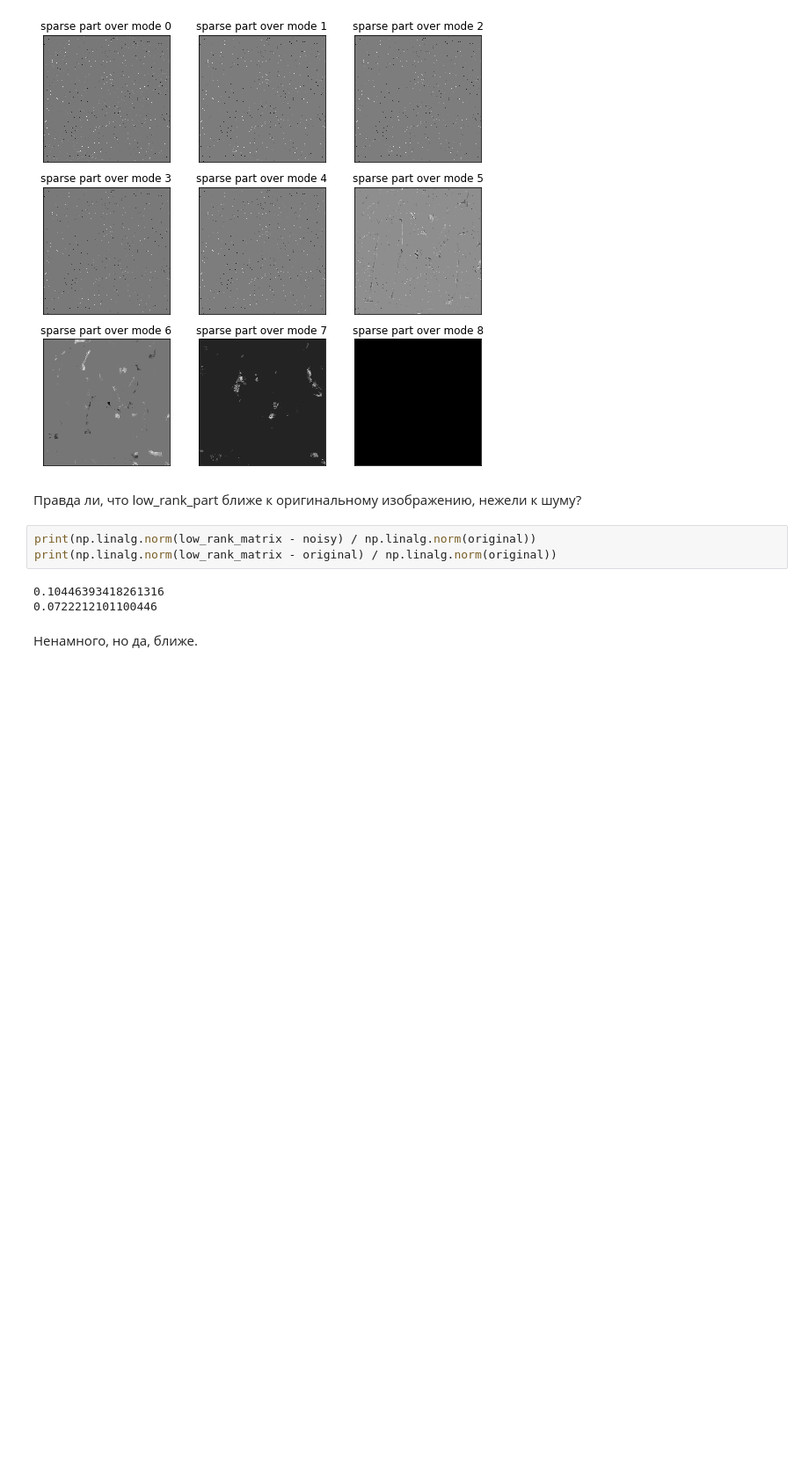
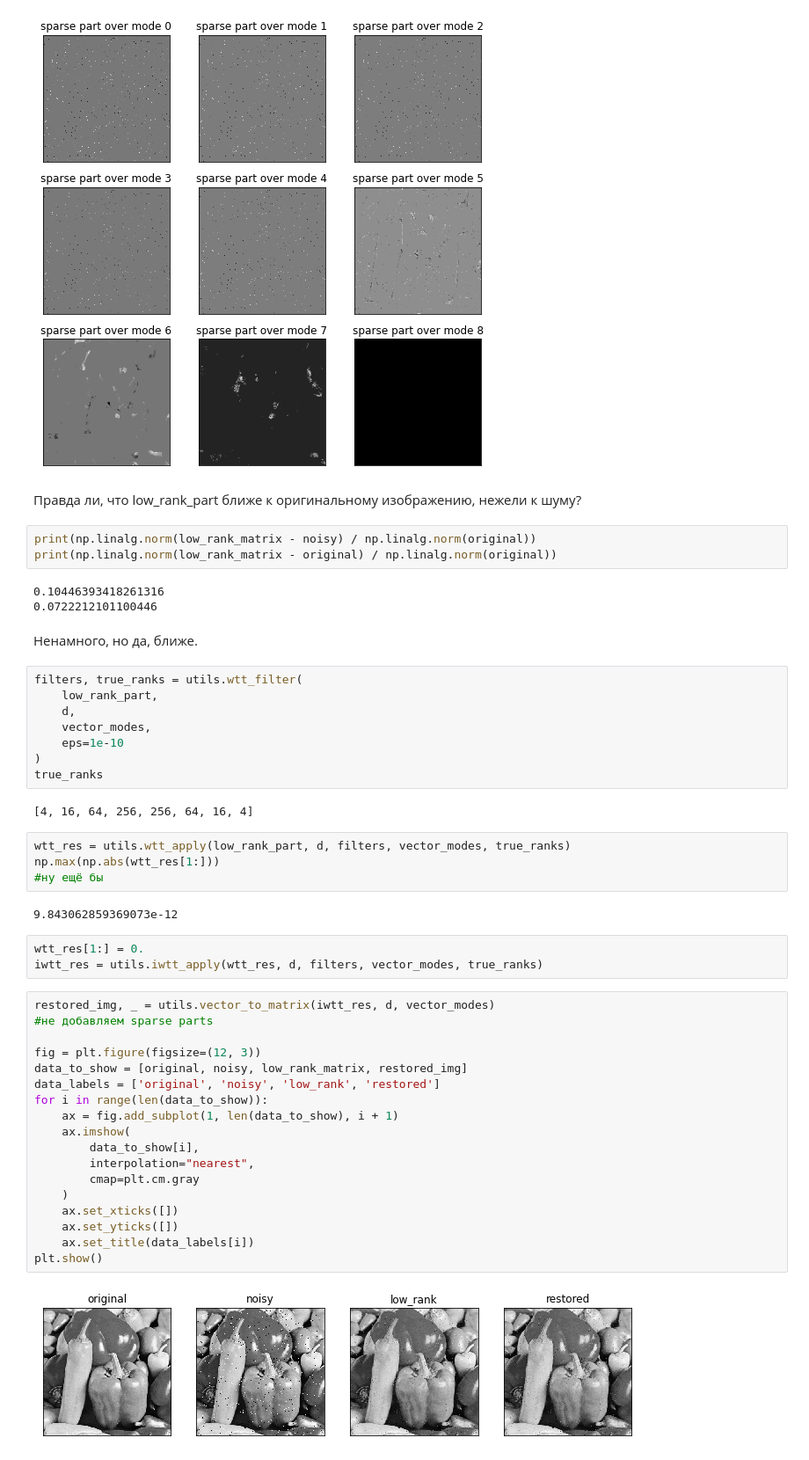
Before and after one commit to d1kolyadin/AMI_diploma, a Jupyter notebook: img tests.ipynb, the cells around one changed output. Shown at 88% size. Saved outputs shown, nothing was run; the diff lists cells and outputs as text; blank space fills up the shorter version.

```diff
--- a/img tests.ipynb
+++ b/img tests.ipynb
@@ -257,3 +257,42 @@ print(np.linalg.norm(low_rank_matrix - original) / np.linalg.norm(original))
 0.0722212101100446
 # %% [markdown]
 Ненамного, но да, ближе.
+# %%
+filters, true_ranks = utils.wtt_filter(
+    low_rank_part,
+    d,
+    vector_modes,
+    eps=1e-10
+)
+true_ranks
+# %% [output]
+[4, 16, 64, 256, 256, 64, 16, 4]
+# %%
+wtt_res = utils.wtt_apply(low_rank_part, d, filters, vector_modes, true_ranks)
+np.max(np.abs(wtt_res[1:]))
+#ну ещё бы
+# %% [output]
+9.843062859369073e-12
+# %%
+wtt_res[1:] = 0.
+iwtt_res = utils.iwtt_apply(wtt_res, d, filters, vector_modes, true_ranks)
+# %%
+restored_img, _ = utils.vector_to_matrix(iwtt_res, d, vector_modes)
+#не добавляем sparse parts
+
+fig = plt.figure(figsize=(12, 3))
+data_to_show = [original, noisy, low_rank_matrix, restored_img]
+data_labels = ['original', 'noisy', 'low_rank', 'restored']
+for i in range(len(data_to_show)):
+    ax = fig.add_subplot(1, len(data_to_show), i + 1)
+    ax.imshow(
+        data_to_show[i],
+        interpolation="nearest",
+        cmap=plt.cm.gray
+    )
+    ax.set_xticks([])
+    ax.set_yticks([])
+    ax.set_title(data_labels[i])
+plt.show()
+# %% [output]
+[figure, added]
```
Also changed, not shown: 3 other files.
